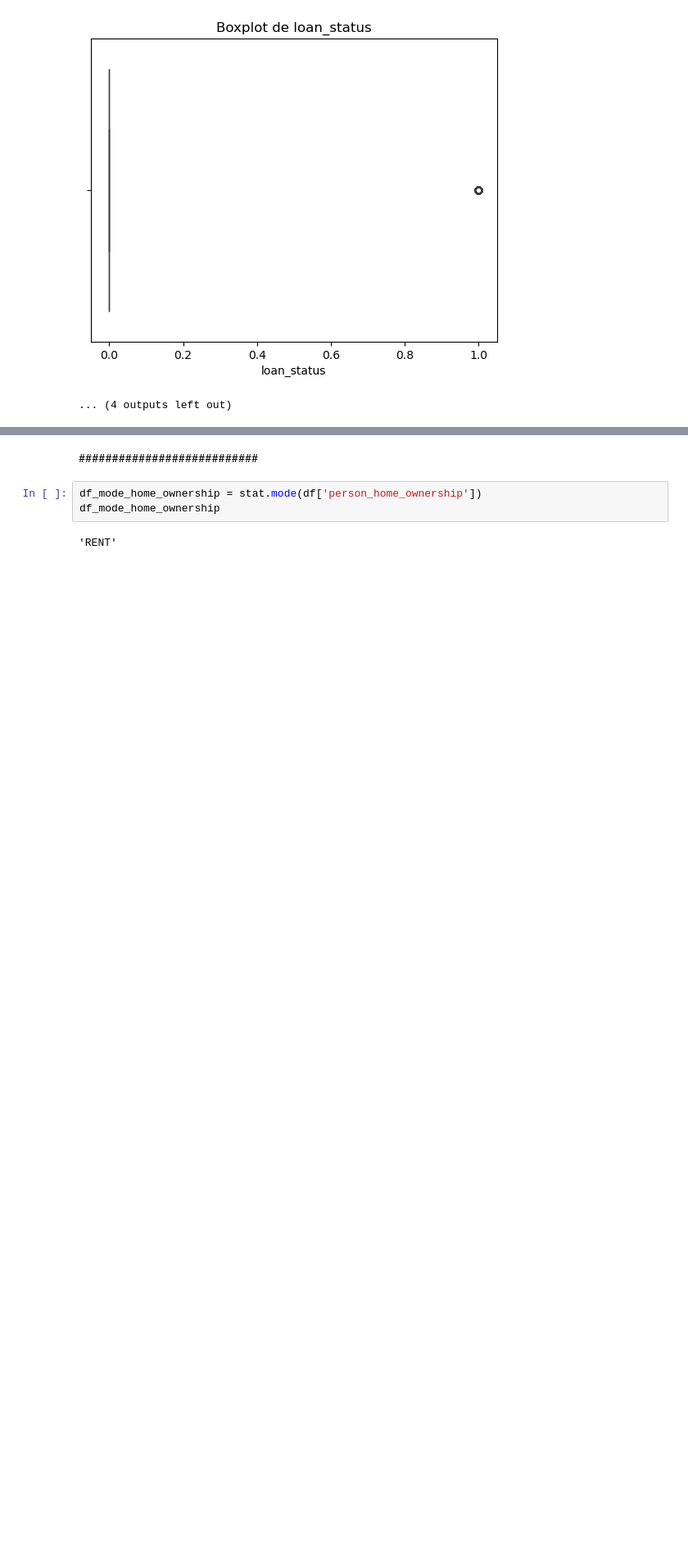
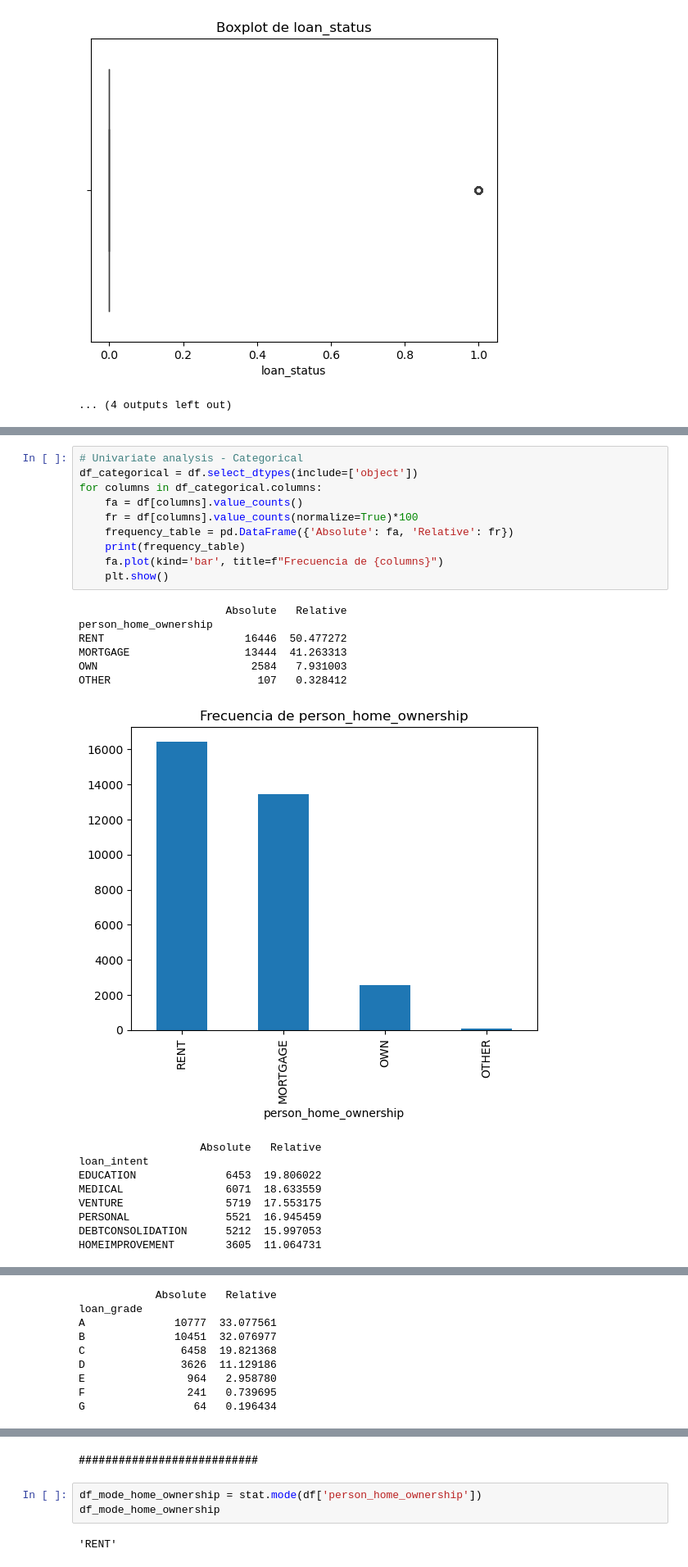
Before and after one commit to luisrr01/Credit-Risk-Analysis, a Jupyter notebook: notebooks/01_eda.ipynb, the cells around one changed output, grey strips where cells are left out. Shown at 82% size. Cells and saved outputs as stored; diff of their text form; blank space fills up the shorter version.

```diff
--- a/notebooks/01_eda.ipynb
+++ b/notebooks/01_eda.ipynb
@@ -120,0 +121,26 @@ for columns in df_numericas.columns:
+# %%
+# Univariate analysis - Categorical
+df_categorical = df.select_dtypes(include=['object'])
+for columns in df_categorical.columns:
+    fa = df[columns].value_counts()
+    fr = df[columns].value_counts(normalize=True)*100
+    frequency_table = pd.DataFrame({'Absolute': fa, 'Relative': fr})
+    print(frequency_table)
+    fa.plot(kind='bar', title=f"Frecuencia de {columns}")
+    plt.show()
+# %% [output]
+                       Absolute   Relative
+person_home_ownership
+RENT                      16446  50.477272
+MORTGAGE                  13444  41.263313
+OWN                        2584   7.931003
+OTHER                       107   0.328412
+[figure, added]
+                   Absolute   Relative
+loan_intent
+EDUCATION              6453  19.806022
+MEDICAL                6071  18.633559
+VENTURE                5719  17.553175
+PERSONAL               5521  16.945459
+DEBTCONSOLIDATION      5212  15.997053
+HOMEIMPROVEMENT        3605  11.064731
@@ -120,0 +148,9 @@ for columns in df_numericas.columns:
+            Absolute   Relative
+loan_grade
+A              10777  33.077561
+B              10451  32.076977
+C               6458  19.821368
+D               3626  11.129186
+E                964   2.958780
+F                241   0.739695
+G                 64   0.196434
```
Also changed, not shown: parts of 5 cells of this notebook.
